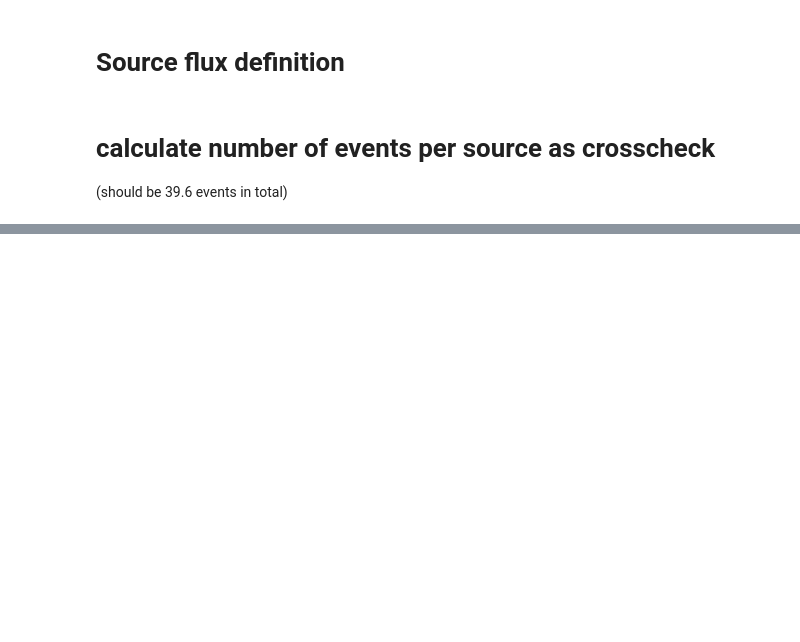
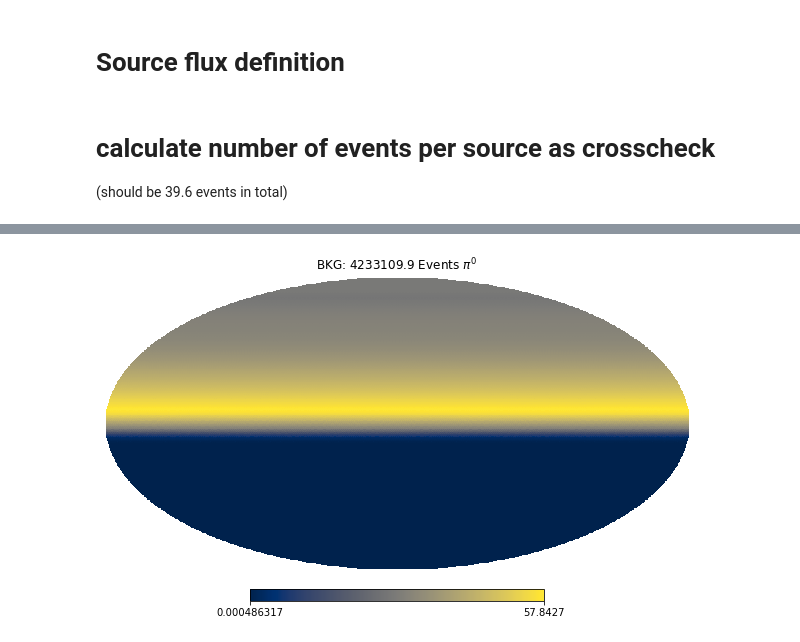
Before and after one commit to ssclafani949/pone_scripts, a Jupyter notebook: nb/flux_to_events_demo-pstracks-Template.ipynb, the cells around one changed output, grey strips where cells are left out. Drawn from its saved outputs; the diff is of its cells as text; code cells hidden in the pictures; blank space fills up the shorter version.

```diff
--- a/nb/flux_to_events_demo-pstracks-Template.ipynb
+++ b/nb/flux_to_events_demo-pstracks-Template.ipynb
@@ -49,10 +59,10 @@ delta_psi = .45 /2
 # %%
-pi0_norm =5.47e-13 #1.9e-16 #2.43e-18  #unbias corrected bias corrected 2.18e-18 #1/(GeV s  cm^2)
+pi0_norm = 5.47e-13 #1.9e-16 #2.43e-18  #unbias corrected bias corrected 2.18e-18 #1/(GeV s  cm^2)
 pi0_spectrum = 2.7
 E0 = 1e3
-GAMMA = 2
+LIVETIME = 10 * 365 * 86400
 # %%
-pi0_weight_per_bin = np.load('/home/steve/pone/templates/Fermi-LAT_pi0_map.npy', encoding='latin1')
+pi0_weight_per_bin = np.load('/home/ssclafani/data/Fermi-LAT_pi0_map.npy', encoding='latin1')
 pi0_flux_per_pixel = pi0_norm * pi0_weight_per_bin * hp.nside2pixarea(128)
 # %%
 nside=128
@@ -319,4 +347,6 @@ k_b.shape
 # %%
-hp.mollview(np.sum(k_b, axis=1), rot=(180,0), title='{:.1f} Events $\pi^0$'.format(k_s.sum()))
+hp.mollview(np.sum(k_b, axis=1), rot=(180,0), title='BKG: {:.1f} Events $\pi^0$'.format(k_b.sum()))
+# %% [output]
+[figure, added]
 # %%
 k_b.sum()
```
Also changed, not shown: parts of 32 cells of this notebook.
